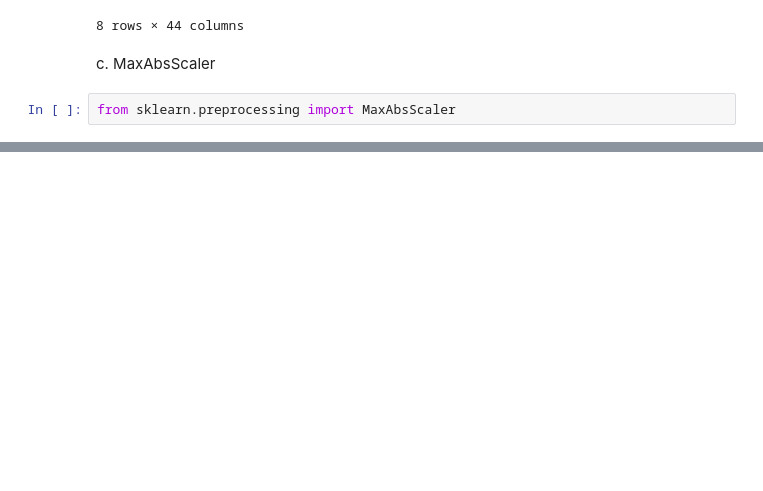
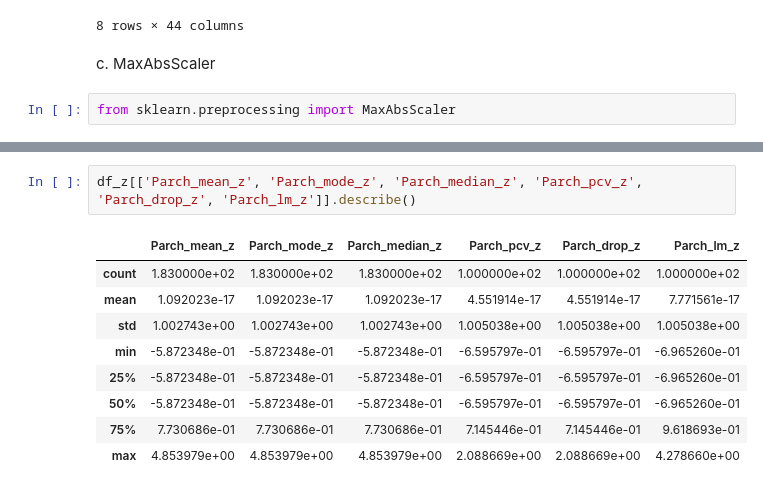
Before and after one commit to CarlosAlvarado-git/DataWrangling, a Jupyter notebook: Laboratorio8/Lab_8_Carlos_Alvarado.ipynb, the cells around one changed output, grey strips where cells are left out. Saved outputs shown, nothing was run; the diff lists cells and outputs as text; blank space fills up the shorter version.

```diff
--- a/Laboratorio8/Lab_8_Carlos_Alvarado.ipynb
+++ b/Laboratorio8/Lab_8_Carlos_Alvarado.ipynb
@@ -1016,0 +1091,12 @@ df_MabsS.head()
+# %%
+df_z[['Parch_mean_z', 'Parch_mode_z', 'Parch_median_z', 'Parch_pcv_z', 'Parch_drop_z', 'Parch_lm_z']].describe()
+# %% [output]
+|  | Parch_mean_z | Parch_mode_z | Parch_median_z | Parch_pcv_z | Parch_drop_z | Parch_lm_z |
+| count | 1.830000e+02 | 1.830000e+02 | 1.830000e+02 | 1.000000e+02 | 1.000000e+02 | 1.000000e+02 |
+| mean | 1.092023e-17 | 1.092023e-17 | 1.092023e-17 | 4.551914e-17 | 4.551914e-17 | 7.771561e-17 |
+| std | 1.002743e+00 | 1.002743e+00 | 1.002743e+00 | 1.005038e+00 | 1.005038e+00 | 1.005038e+00 |
+| min | -5.872348e-01 | -5.872348e-01 | -5.872348e-01 | -6.595797e-01 | -6.595797e-01 | -6.965260e-01 |
+| 25% | -5.872348e-01 | -5.872348e-01 | -5.872348e-01 | -6.595797e-01 | -6.595797e-01 | -6.965260e-01 |
+| 50% | -5.872348e-01 | -5.872348e-01 | -5.872348e-01 | -6.595797e-01 | -6.595797e-01 | -6.965260e-01 |
+| 75% | 7.730686e-01 | 7.730686e-01 | 7.730686e-01 | 7.145446e-01 | 7.145446e-01 | 9.618693e-01 |
+| max | 4.853979e+00 | 4.853979e+00 | 4.853979e+00 | 2.088669e+00 | 2.088669e+00 | 4.278660e+00 |
```
Also changed, not shown: parts of 21 cells of this notebook.
